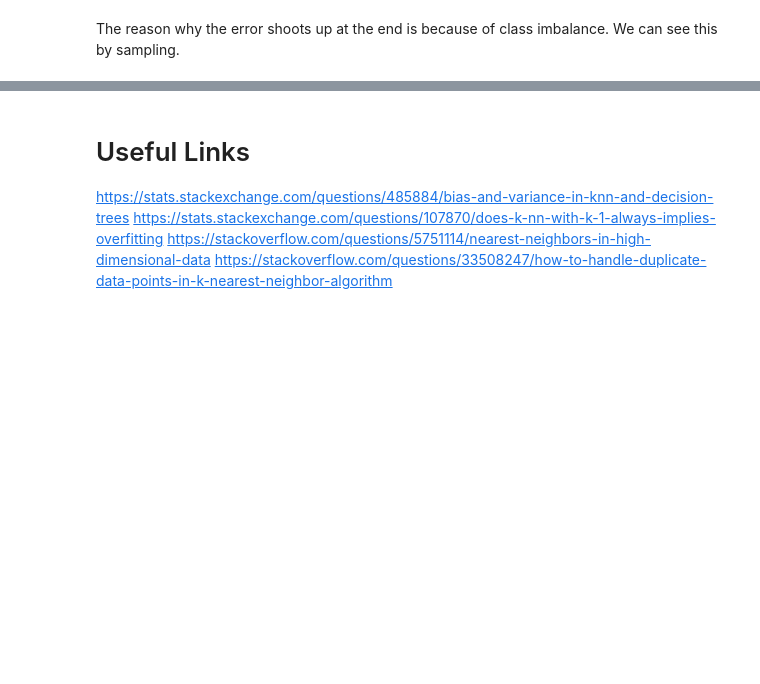
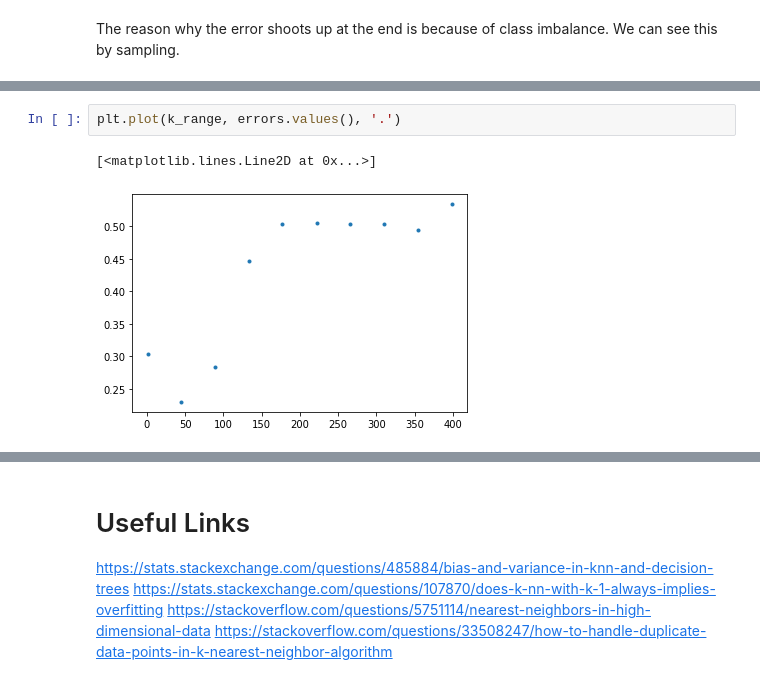
Before and after one commit to namiyousef/MLFirstPrinciples, a Jupyter notebook: Classification/kNN.ipynb, the cells around one changed output, grey strips where cells are left out. Drawn from its saved outputs; the diff is of its cells as text; blank space fills up the shorter version.

```diff
--- a/Classification/kNN.ipynb
+++ b/Classification/kNN.ipynb
@@ -426 +483,6 @@ We are now at m = 2400
+# %%
+plt.plot(k_range, errors.values(), '.')
+# %% [output]
+[<matplotlib.lines.Line2D at 0x...>]
+[figure, added]
 # %%
```
Also changed, not shown: parts of 13 cells of this notebook.
